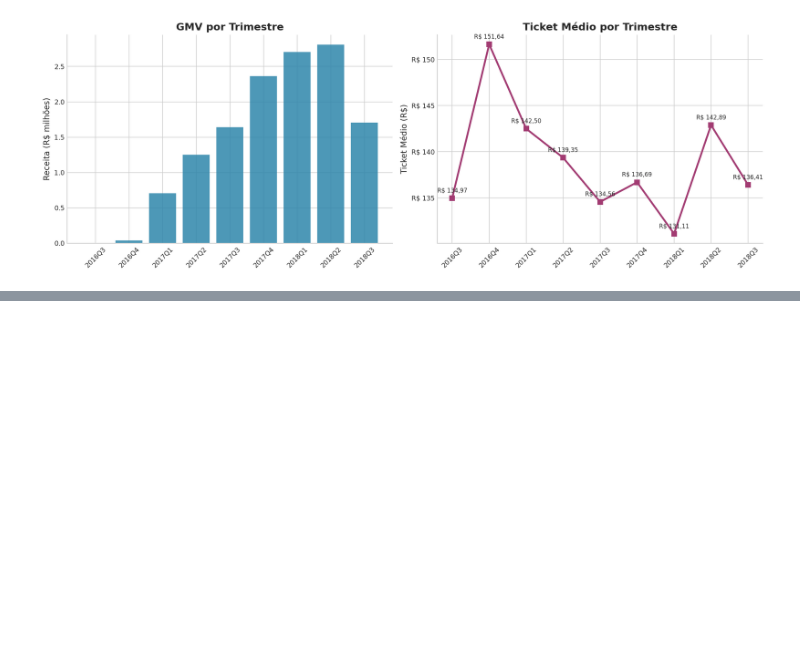
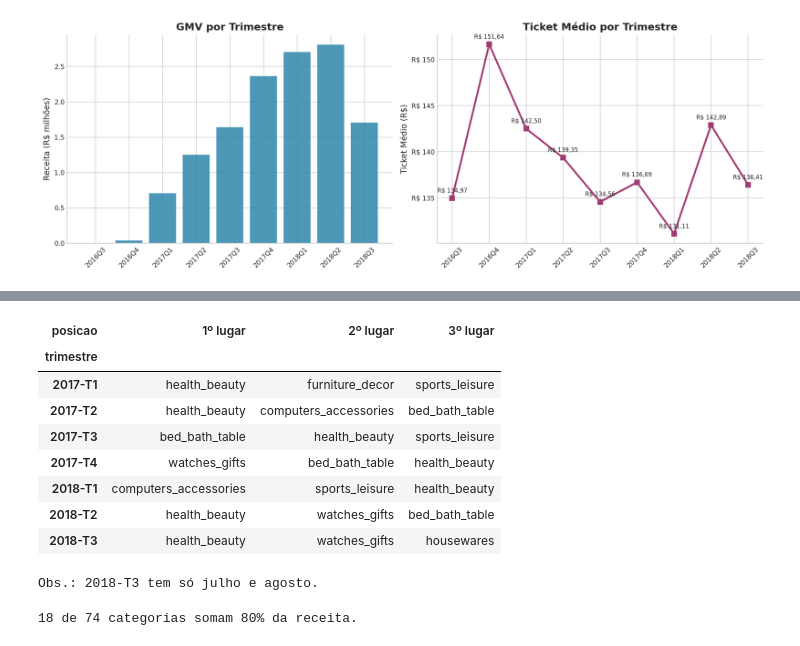
Before and after one commit to ViniciusBelo/olist-ecommerce-analysis, a Jupyter notebook: notebooks/03_analise_receita.ipynb, the cells around one changed output, grey strips where cells are left out. Cells and saved outputs as stored; diff of their text form; code cells hidden in the pictures; blank space fills up the shorter version.

```diff
--- a/notebooks/03_analise_receita.ipynb
+++ b/notebooks/03_analise_receita.ipynb
@@ -362 +409,58 @@ plt.show()
+# %%
+ranking_trimestre = duckdb.sql("""
+    WITH por_trimestre AS (
+        SELECT
+            strftime(order_purchase_timestamp, '%Y') || '-T' || quarter(order_purchase_timestamp) AS trimestre,
+            main_category,
+            SUM(revenue) AS receita
+        FROM pedidos
+        WHERE order_purchase_timestamp >= '2017-01-01'
+        GROUP BY 1, 2
+    )
+    SELECT trimestre, posicao, main_category, receita
+    FROM (
+        SELECT *, RANK() OVER (PARTITION BY trimestre ORDER BY receita DESC) AS posicao
+        FROM por_trimestre
+    )
+    WHERE posicao <= 3
+    ORDER BY trimestre, posicao
+""").df()
+
+# Formato largo: uma linha por trimestre, uma coluna por posição
+display(ranking_trimestre.pivot(index='trimestre', columns='posicao', values='main_category')
+        .rename(columns=lambda p: f'{p}º lugar'))
+print('Obs.: 2018-T3 tem só julho e agosto.')
+# %% [output]
+| posicao | 1º lugar | 2º lugar | 3º lugar |
+| trimestre |  |  |  |
+| 2017-T1 | health_beauty | furniture_decor | sports_leisure |
+| 2017-T2 | health_beauty | computers_accessories | bed_bath_table |
+| 2017-T3 | bed_bath_table | health_beauty | sports_leisure |
+| 2017-T4 | watches_gifts | bed_bath_table | health_beauty |
+| 2018-T1 | computers_accessories | sports_leisure | health_beauty |
+| 2018-T2 | health_beauty | watches_gifts | bed_bath_table |
+| 2018-T3 | health_beauty | watches_gifts | housewares |
+Obs.: 2018-T3 tem só julho e agosto.
+# %%
+concentracao = duckdb.sql("""
+    WITH por_categoria AS (
+        SELECT main_category, SUM(revenue) AS receita
+        FROM pedidos
+        GROUP BY 1
+    ),
+    acumulado AS (
+        SELECT
+            main_category,
+            100 * SUM(receita) OVER (ORDER BY receita DESC ROWS UNBOUNDED PRECEDING) / SUM(receita) OVER () AS pct_acumulado
+        FROM por_categoria
+    )
+    SELECT
+        COUNT(*) FILTER (WHERE pct_acumulado < 80) + 1 AS categorias_ate_80pct,
+        COUNT(*) AS total_categorias
+    FROM acumulado
+""").fetchone()
+
+print(f'{concentracao[0]} de {concentracao[1]} categorias somam 80% da receita.')
+# %% [output]
+18 de 74 categorias somam 80% da receita.
 # %% [markdown]
```
Also changed, not shown: parts of 3 cells of this notebook.
